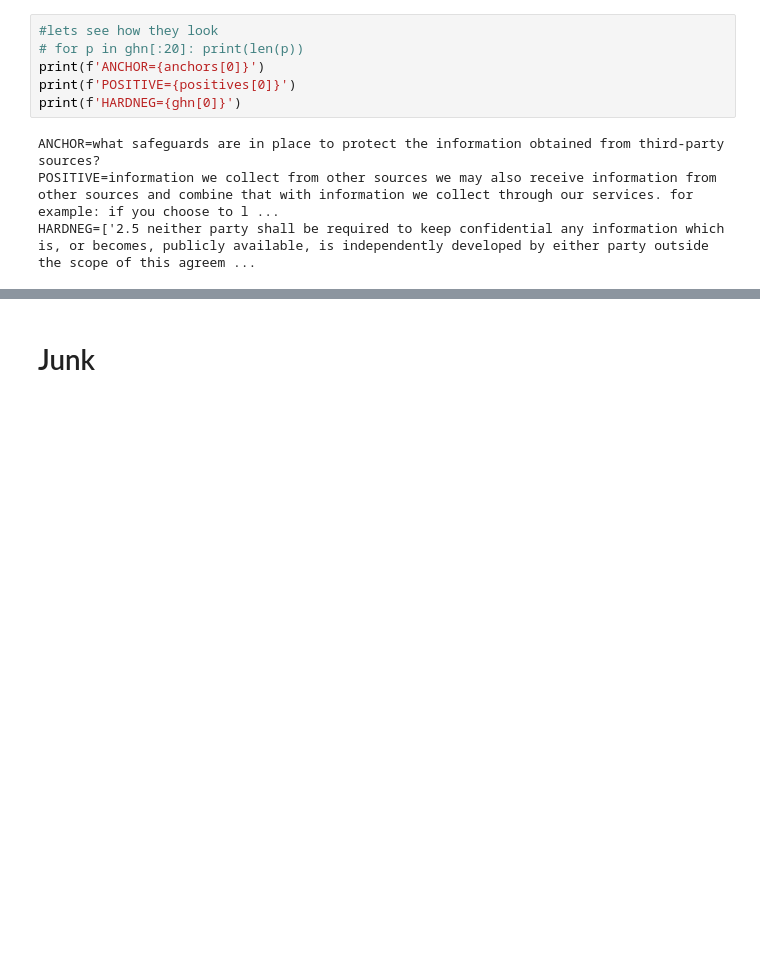
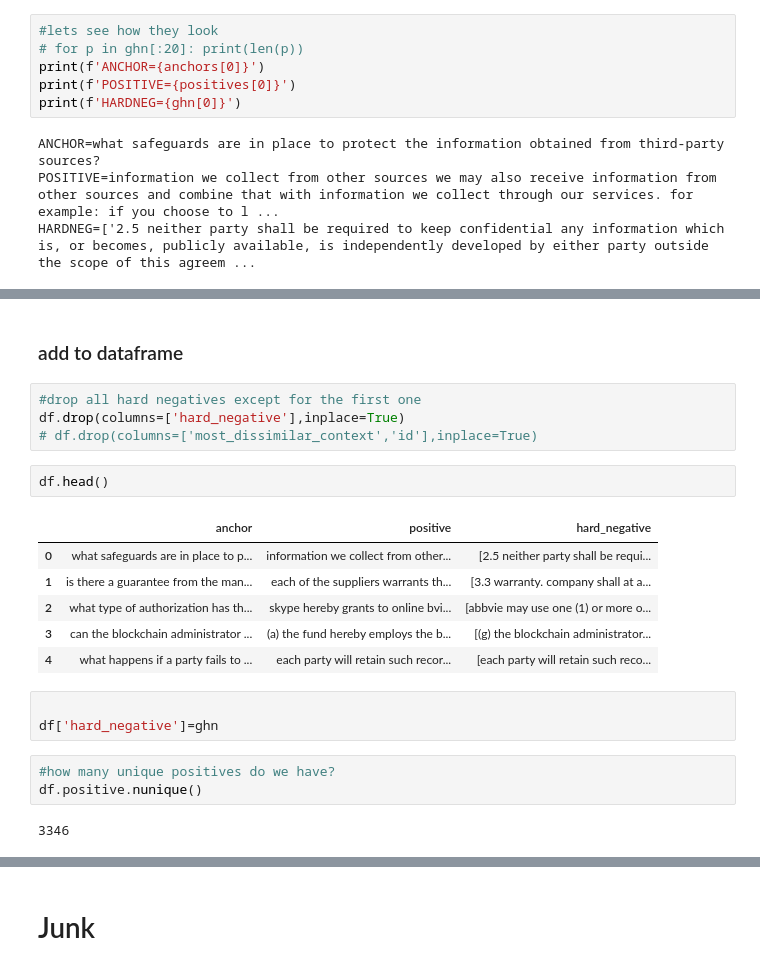
Before and after one commit to CNUClasses/embeddings, a Jupyter notebook: hardnegativemining/hnm1.ipynb, the cells around one changed output, grey strips where cells are left out. Saved outputs shown, nothing was run; the diff lists cells and outputs as text; blank space fills up the shorter version.

```diff
--- a/hardnegativemining/hnm1.ipynb
+++ b/hardnegativemining/hnm1.ipynb
@@ -200,0 +276,23 @@ each party will retain such records for at least three (3) years following expir
+# %% [markdown]
+### add to dataframe
+# %%
+#drop all hard negatives except for the first one
+df.drop(columns=['hard_negative'],inplace=True)
+# df.drop(columns=['most_dissimilar_context','id'],inplace=True)
+# %%
+df.head()
+# %% [output]
+|  | anchor | positive | hard_negative |
+| 0 | what safeguards are in place to p... | information we collect from other... | [2.5 neither party shall be requi... |
+| 1 | is there a guarantee from the man... | each of the suppliers warrants th... | [3.3 warranty. company shall at a... |
+| 2 | what type of authorization has th... | skype hereby grants to online bvi... | [abbvie may use one (1) or more o... |
+| 3 | can the blockchain administrator ... | (a) the fund hereby employs the b... | [(g) the blockchain administrator... |
+| 4 | what happens if a party fails to ... | each party will retain such recor... | [each party will retain such reco... |
+# %%
+
+df['hard_negative']=ghn
+# %%
+#how many unique positives do we have?
+df.positive.nunique()
+# %% [output]
+3346
```
Also changed, not shown: parts of 7 cells of this notebook, 1 other file.
